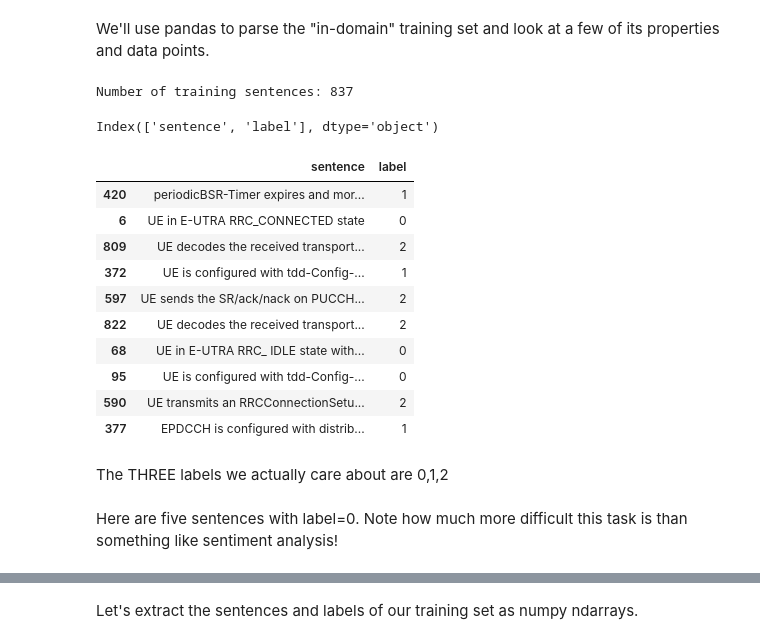
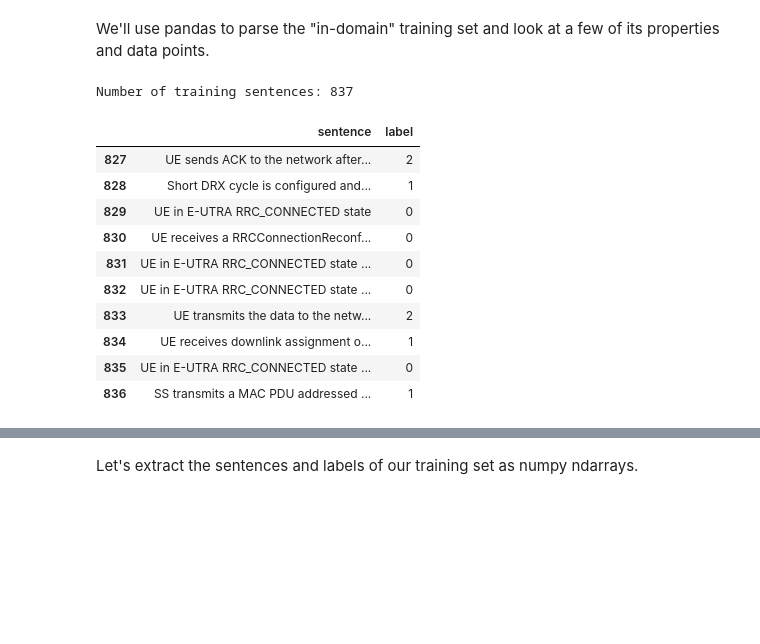
Before and after one commit to ftk1000/BERT_demos, a Jupyter notebook: BERT_3gppSentClassif_v2.ipynb, the cells around one changed output, grey strips where cells are left out. Cells and saved outputs as stored; diff of their text form; code cells hidden in the pictures; blank space fills up the shorter version.

```diff
--- a/BERT_3gppSentClassif_v2.ipynb
+++ b/BERT_3gppSentClassif_v2.ipynb
@@ -217,40 +151,33 @@ We'll use pandas to parse the "in-domain" training set and look at a few of its
 # %%
 import pandas as pd
 
 # Load the dataset into a pandas dataframe.
 # df = pd.read_csv("./cola_public/raw/in_domain_train.tsv", delimiter='\t', header=None, names=['sentence_source', 'label', 'label_notes', 'sentence'])
 
 # file_name = './36523-1-f00_s07_01_sent_lbl.csv'
 # d = pd.read_csv('./36523-1-f00_s07_01.tsv',encoding ='latin1', sep='\t')
-df = pd.read_csv('./36523-1-f00_s07_01_sent_lbl.tsv',encoding ='latin1', sep='\t')
-df.columns = ['sentence','label']
-
-# Report the number of sentences.
-d=df
+d = pd.read_csv('./36523-1-f00_s07_01_sent_lbl.tsv',encoding ='latin1', sep='\t')
+d.columns = ['sentence','label']
 print('Number of training sentences: {:,}\n'.format(d.shape[0]))
 
-# Display 10 random rows from the data.
-# d.sample(10)
-d.columns
+# shuffle data
+d = d.sample(frac=1, random_state=42).reset_index(drop=True)
+d = d.sample(frac=1, random_state=234).reset_index(drop=True)
+d.head(n=10)
+d.tail(n=10)
 # %% [output]
 Number of training sentences: 837
-Index(['sentence', 'label'], dtype='object')
+|  | sentence | label |
+| 827 | UE sends ACK to the network after... | 2 |
+| 828 | Short DRX cycle is configured and... | 1 |
+| 829 | UE in E-UTRA RRC_CONNECTED state | 0 |
+| 830 | UE receives a RRCConnectionReconf... | 0 |
+| 831 | UE in E-UTRA RRC_CONNECTED state ... | 0 |
+| 832 | UE in E-UTRA RRC_CONNECTED state ... | 0 |
+| 833 | UE transmits the data to the netw... | 2 |
+| 834 | UE receives downlink assignment o... | 1 |
+| 835 | UE in E-UTRA RRC_CONNECTED state ... | 0 |
+| 836 | SS transmits a MAC PDU addressed ... | 1 |
 # %%
-# df.head()
-df.sample(10)
+
+# df.loc[df.label == 0].sample(5)[['sentence', 'label']]
-# %% [output]
-|  | sentence | label |
-| 420 | periodicBSR-Timer expires and mor... | 1 |
-| 6 | UE in E-UTRA RRC_CONNECTED state | 0 |
-| 809 | UE decodes the received transport... | 2 |
-| 372 | UE is configured with tdd-Config-... | 1 |
-| 597 | UE sends the SR/ack/nack on PUCCH... | 2 |
-| 822 | UE decodes the received transport... | 2 |
-| 68 | UE in E-UTRA RRC_ IDLE state with... | 0 |
-| 95 | UE is configured with tdd-Config-... | 0 |
-| 590 | UE transmits an RRCConnectionSetu... | 2 |
-| 377 | EPDCCH is configured with distrib... | 1 |
-# %% [markdown]
-The THREE labels we actually care about are 0,1,2
-# %% [markdown]
-Here are five sentences with label=0. Note how much more difficult this task is than something like sentiment analysis!
```
Also changed, not shown: parts of 31 cells of this notebook.
